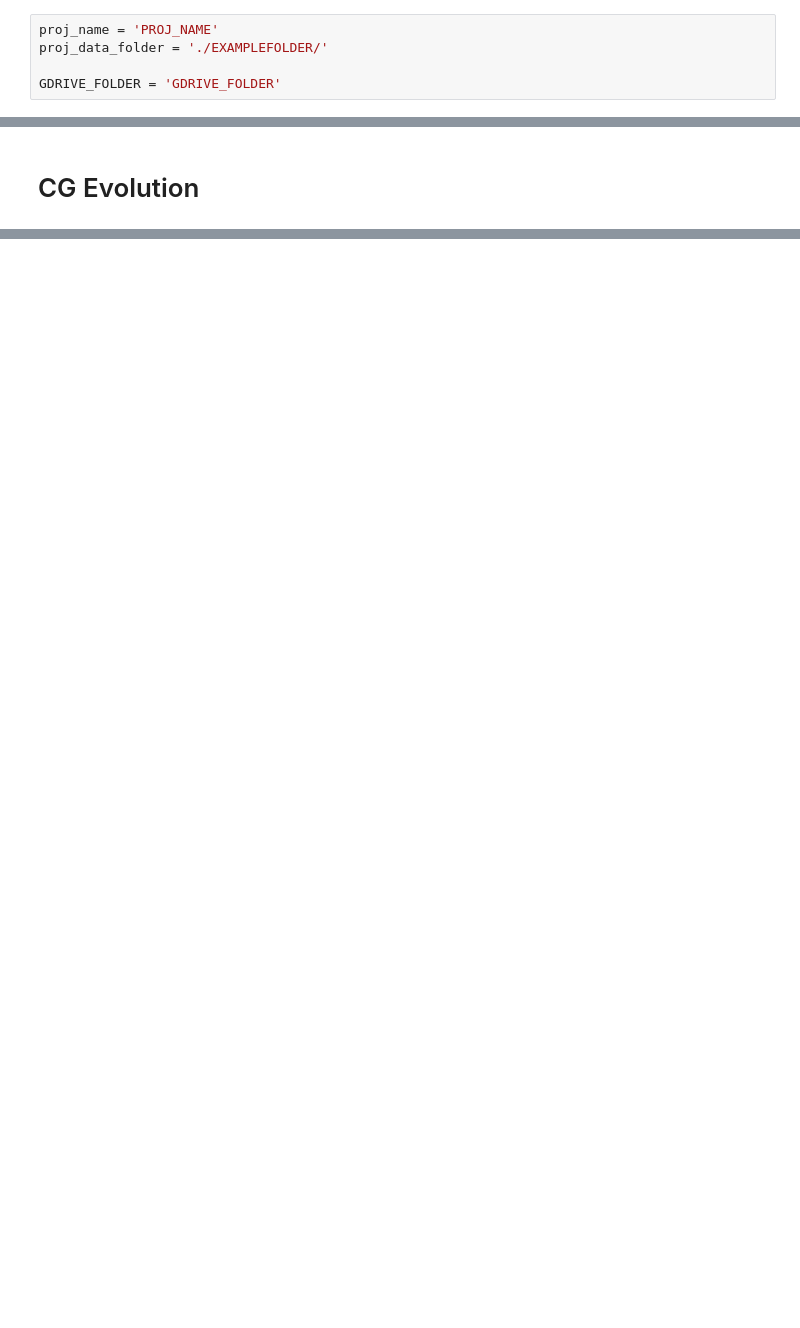
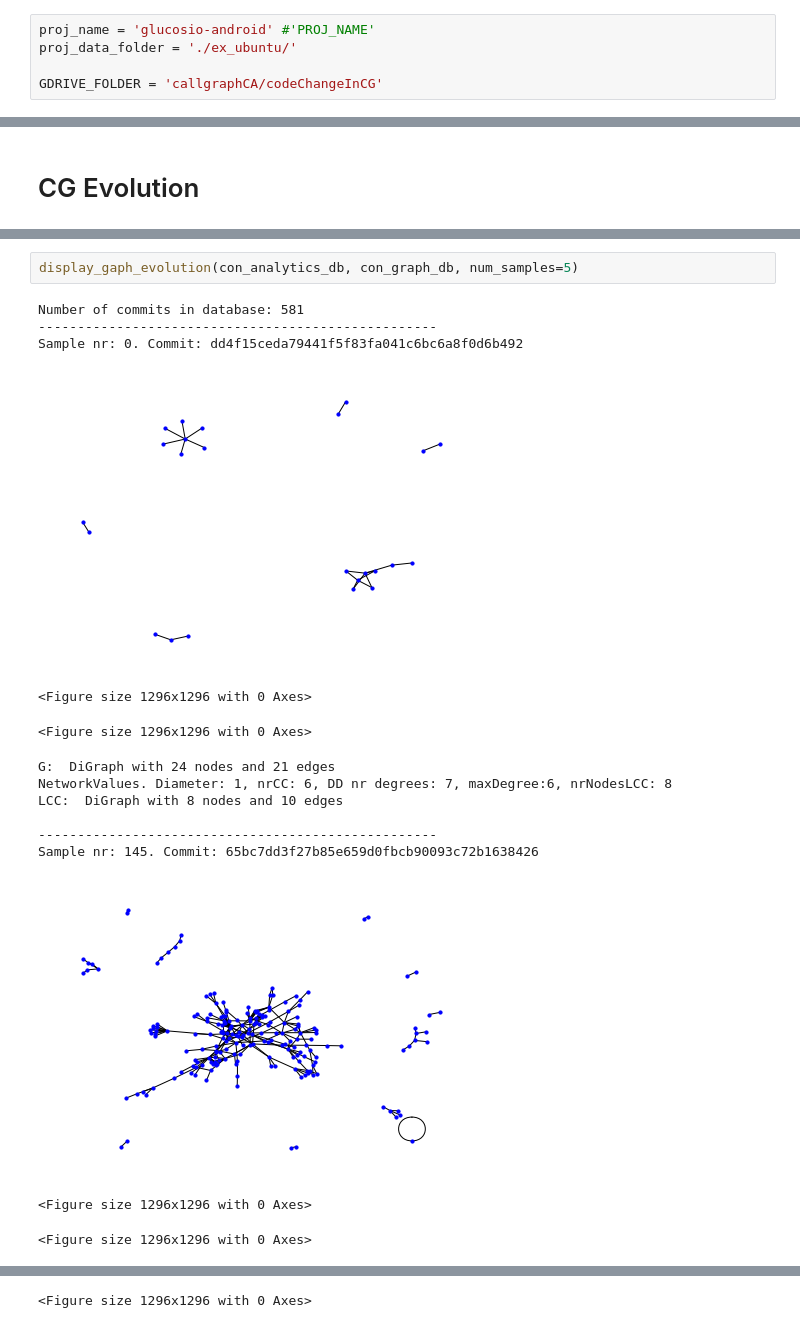
Before and after one commit to GLopezMUZH/call_graph_change_analyser, a Jupyter notebook: notebooks/cg_evolution.ipynb, the cells around one changed output, grey strips where cells are left out. Saved outputs shown, nothing was run; the diff lists cells and outputs as text; blank space fills up the shorter version.

Commit message:
added display_gaph_evolution

```diff
--- a/notebooks/cg_evolution.ipynb
+++ b/notebooks/cg_evolution.ipynb
@@ -8,7 +8,7 @@ Instructions:
 # %% [markdown]
 ## Configuration
 # %%
-proj_name = 'PROJ_NAME'
-proj_data_folder = './EXAMPLEFOLDER/'
+proj_name = 'glucosio-android' #'PROJ_NAME'
+proj_data_folder = './ex_ubuntu/'
 
-GDRIVE_FOLDER = 'GDRIVE_FOLDER'
+GDRIVE_FOLDER = 'callgraphCA/codeChangeInCG'
@@ -99,0 +58,18 @@ LCC:  DiGraph with 757 nodes and 1327 edges
+# %%
+display_gaph_evolution(con_analytics_db, con_graph_db, num_samples=5)
+# %% [output]
+Number of commits in database: 581
+---------------------------------------------------
+Sample nr: 0. Commit: dd4f15ceda79441f5f83fa041c6bc6a8f0d6b492
+[figure, added]
+<Figure size 1296x1296 with 0 Axes>
+<Figure size 1296x1296 with 0 Axes>
+G:  DiGraph with 24 nodes and 21 edges
+NetworkValues. Diameter: 1, nrCC: 6, DD nr degrees: 7, maxDegree:6, nrNodesLCC: 8
+LCC:  DiGraph with 8 nodes and 10 edges
+
+---------------------------------------------------
+Sample nr: 145. Commit: 65bc7dd3f27b85e659d0fbcb90093c72b1638426
+[figure, added]
+<Figure size 1296x1296 with 0 Axes>
+<Figure size 1296x1296 with 0 Axes>
@@ -99,0 +83 @@ LCC:  DiGraph with 757 nodes and 1327 edges
+<Figure size 1296x1296 with 0 Axes>
```
Also changed, not shown: parts of 15 cells of this notebook, 1 other file.
